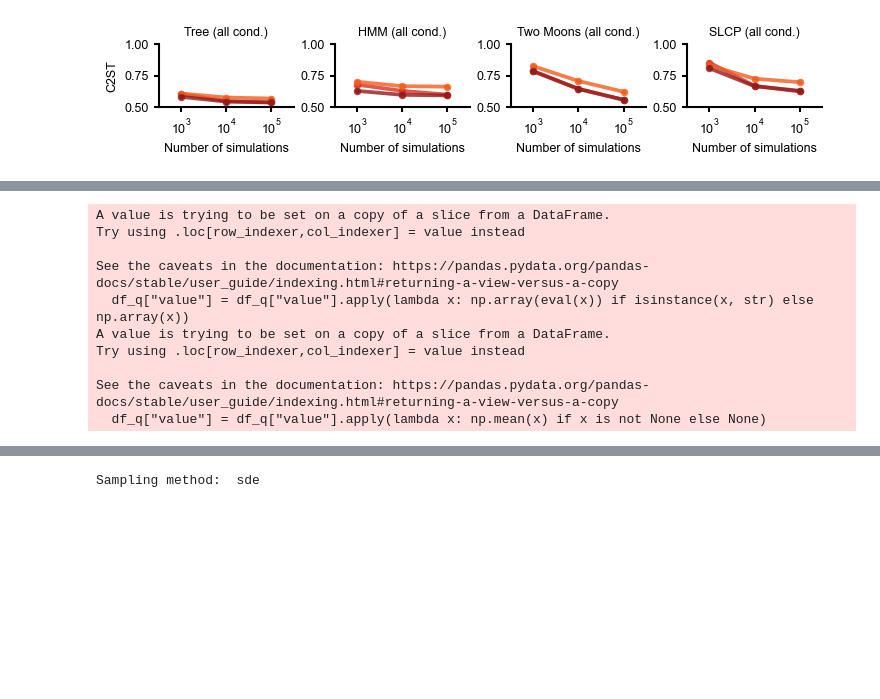
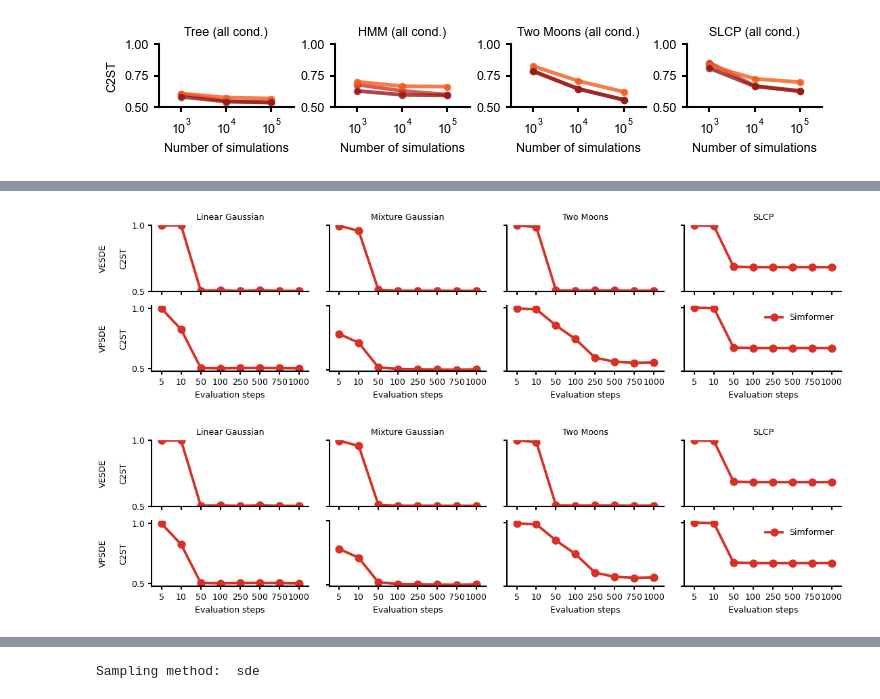
Before and after one commit to mackelab/probjax, a Jupyter notebook: scoresbibm/figures_final/fig2/base_fig.ipynb, the cells around one changed output, grey strips where cells are left out. Drawn from its saved outputs; the diff is of its cells as text; code cells hidden in the pictures; blank space fills up the shorter version.

Commit message:
Guidance and efficiencey plots

```diff
--- a/scoresbibm/figures_final/fig2/base_fig.ipynb
+++ b/scoresbibm/figures_final/fig2/base_fig.ipynb
@@ -164,0 +145,9 @@ plt.show()
+# %%
+df_time_steps_gl2= query("../../results_final/main_benchmark_time_steps_eval2",metric="c2st_posterior", method="score_transformer", task="gaussian_linear",method_sde_name="vpsde" )
+df_time_steps_gl2["num_steps"] =  df_time_steps_gl2["cfg"].apply(lambda x: eval(x)["method"]["posterior"]["num_steps"])
+# %%
+df_time_steps_gm2= query("../../results_final/main_benchmark_time_steps_eval2", metric="c2st_posterior", method="score_transformer", task="gaussian_mixture",method_sde_name="vpsde" )
+df_time_steps_gm2["num_steps"] =  df_time_steps_gm2["cfg"].apply(lambda x: eval(x)["method"]["posterior"]["num_steps"])
+# %%
+df_time_steps_tm2= query("../../results_final/main_benchmark_time_steps_eval2", metric="c2st_posterior", method="score_transformer", task="two_moons",method_sde_name="vpsde" )
+df_time_steps_tm2["num_steps"] =  df_time_steps_tm2["cfg"].apply(lambda x: eval(x)["method"]["posterior"]["num_steps"])
@@ -165,3 +157,59 @@ plt.show()
+# %%
+df_time_steps_gl = df_time_steps_gl.sort_values(by="method")
+df_time_steps_gl2 = df_time_steps_gl2.sort_values(by="method")
+df_time_steps_gm = df_time_steps_gm.sort_values(by="method")
+df_time_steps_gm2 = df_time_steps_gm2.sort_values(by="method")
+df_time_steps_tm = df_time_steps_tm.sort_values(by="method")
+df_time_steps_tm2 = df_time_steps_tm2.sort_values(by="method")
+df_time_steps_slcp = df_time_steps_slcp.sort_values(by="method")
+df_time_steps_slcp2 = df_time_steps_slcp2.sort_values(by="method")
+# %%
+with use_style("pyloric"):
+    fig, axes = plt.subplots(2,4, figsize=(12,3.))
+    plt.subplots_adjust(wspace=10.,)
+
+    sns.pointplot(data=df_time_steps_gl, x="num_steps", y="value", hue="method", ax=axes[0,0], palette=DEFAULT_COLORS, legend=False)
+    sns.pointplot(data=df_time_steps_gm, x="num_steps", y="value", hue="method", ax=axes[0,1], palette=DEFAULT_COLORS, legend=False)
+    sns.pointplot(data=df_time_steps_tm, x="num_steps", y="value", hue="method", ax=axes[0,2], palette=DEFAULT_COLORS, legend=False)
+    sns.pointplot(data=df_time_steps_slcp, x="num_steps", y="value", hue="method", ax=axes[0,3], palette=DEFAULT_COLORS, legend=False)
+
+    sns.pointplot(data=df_time_steps_gl2, x="num_steps", y="value", hue="method", ax=axes[1,0], palette=DEFAULT_COLORS, legend=False)
+    sns.pointplot(data=df_time_steps_gm2, x="num_steps", y="value", hue="method", ax=axes[1,1], palette=DEFAULT_COLORS, legend=False)
+    sns.pointplot(data=df_time_steps_tm2, x="num_steps", y="value", hue="method", ax=axes[1,2], palette=DEFAULT_COLORS, legend=False)
+    sns.pointplot(data=df_time_steps_slcp, x="num_steps", y="value", hue="method", ax=axes[1,3], palette=DEFAULT_COLORS, legend=False)
+
+    for i in range(4):
+        axes[0,i].set_xlabel("")
+        axes[0,i].set_ylim([0.5,1.])
+        axes[1,i].set_yticks([0.5,1.])
+        axes[0,i].set_yticks([0.5,1.])
+        axes[1,i].set_xlabel("Evaluation steps")
+
+        axes[0,i].set_xticklabels([])
+        axes[0,i].set_ylabel("")
+        axes[1,i].set_ylabel("")
+
+        if i > 0:
+            axes[0,i].set_yticklabels([])
+            axes[1,i].set_yticklabels([])
+
+    axes[0,0].set_title("Linear Gaussian")
+    axes[0,1].set_title("Mixture Gaussian")
+    axes[0,2].set_title("Two Moons")
+    axes[0,3].set_title("SLCP")
+    axes[0,0].set_yticks([0.5,1.])
+    axes[1,0].set_yticks([0.5,1.])
+    axes[0,0].set_yticklabels([0.5,1.])
+    axes[1,0].set_yticklabels([0.5,1.])
+    axes[0,0].set_ylabel("VESDE\n\nC2ST", x=-1.)
+    axes[1,0].set_ylabel("VPSDE\n\nC2ST", x=-1.)
+    plt.legend(["Simformer"])
+    fig.tight_layout()
+    fig.savefig("time_steps.svg")
+plt.show()
+# %% [output]
+[figure, added]
+[figure, added]
 # %%
 def filter_guidance_method(x, val="repaint"):
     cfg = x["cfg"]
@@ -177,16 +231,3 @@ def filter_resampling_steps(x, num=0):
 # %%
 import pandas as pd
 import seaborn as sns
-# %%
-df_guidance_full = query("../../results_final/main_benchmark_all_cond_joint",method_sde_name="vesde")
-# %% [output]
-A value is trying to be set on a copy of a slice from a DataFrame.
-Try using .loc[row_indexer,col_indexer] = value instead
-
-See the caveats in the documentation: https://pandas.pydata.org/pandas-docs/stable/user_guide/indexing.html#returning-a-view-versus-a-copy
-  df_q["value"] = df_q["value"].apply(lambda x: np.array(eval(x)) if isinstance(x, str) else np.array(x))
-A value is trying to be set on a copy of a slice from a DataFrame.
-Try using .loc[row_indexer,col_indexer] = value instead
-
-See the caveats in the documentation: https://pandas.pydata.org/pandas-docs/stable/user_guide/indexing.html#returning-a-view-versus-a-copy
-  df_q["value"] = df_q["value"].apply(lambda x: np.mean(x) if x is not None else None)
```
Also changed, not shown: parts of 27 cells of this notebook, 5 other files.
